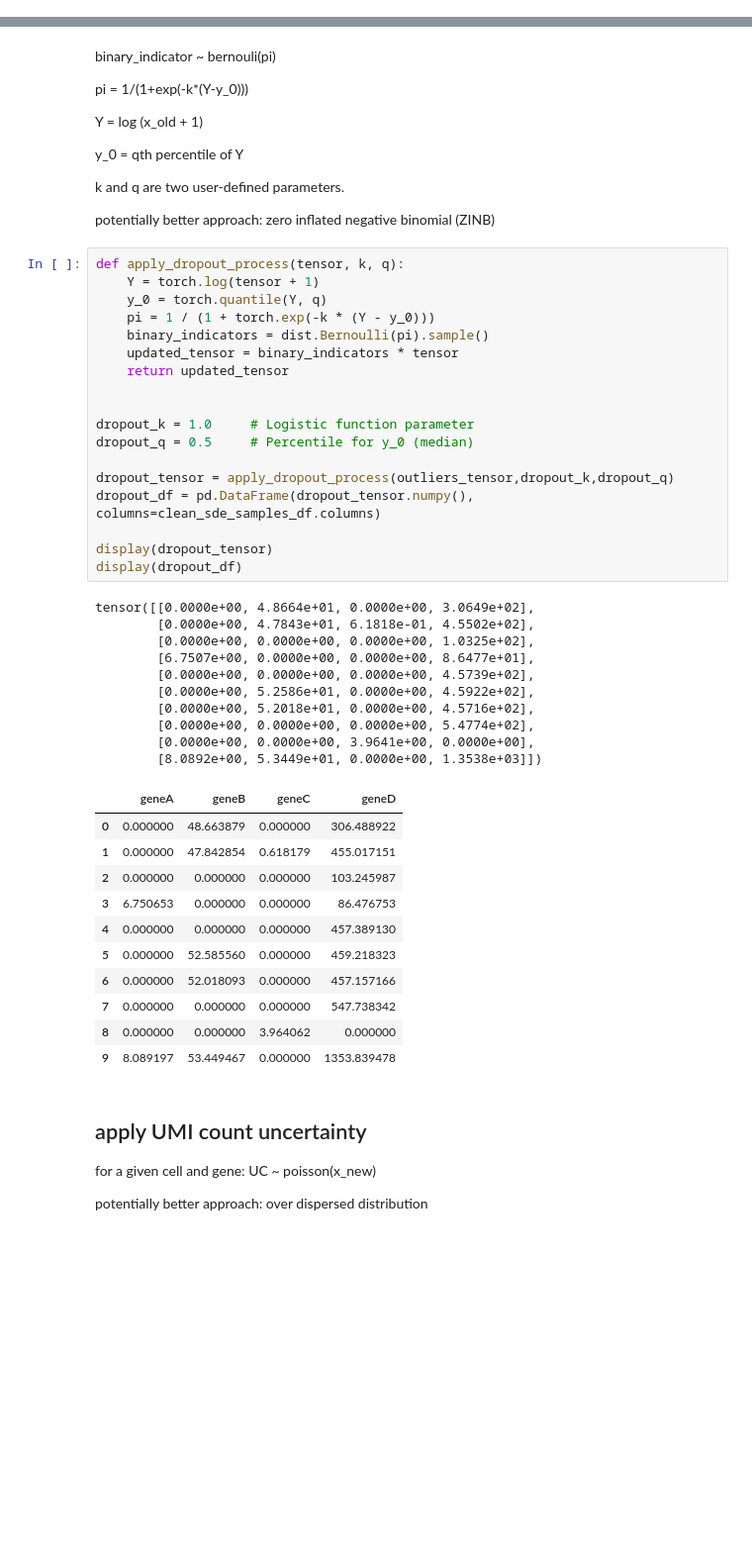
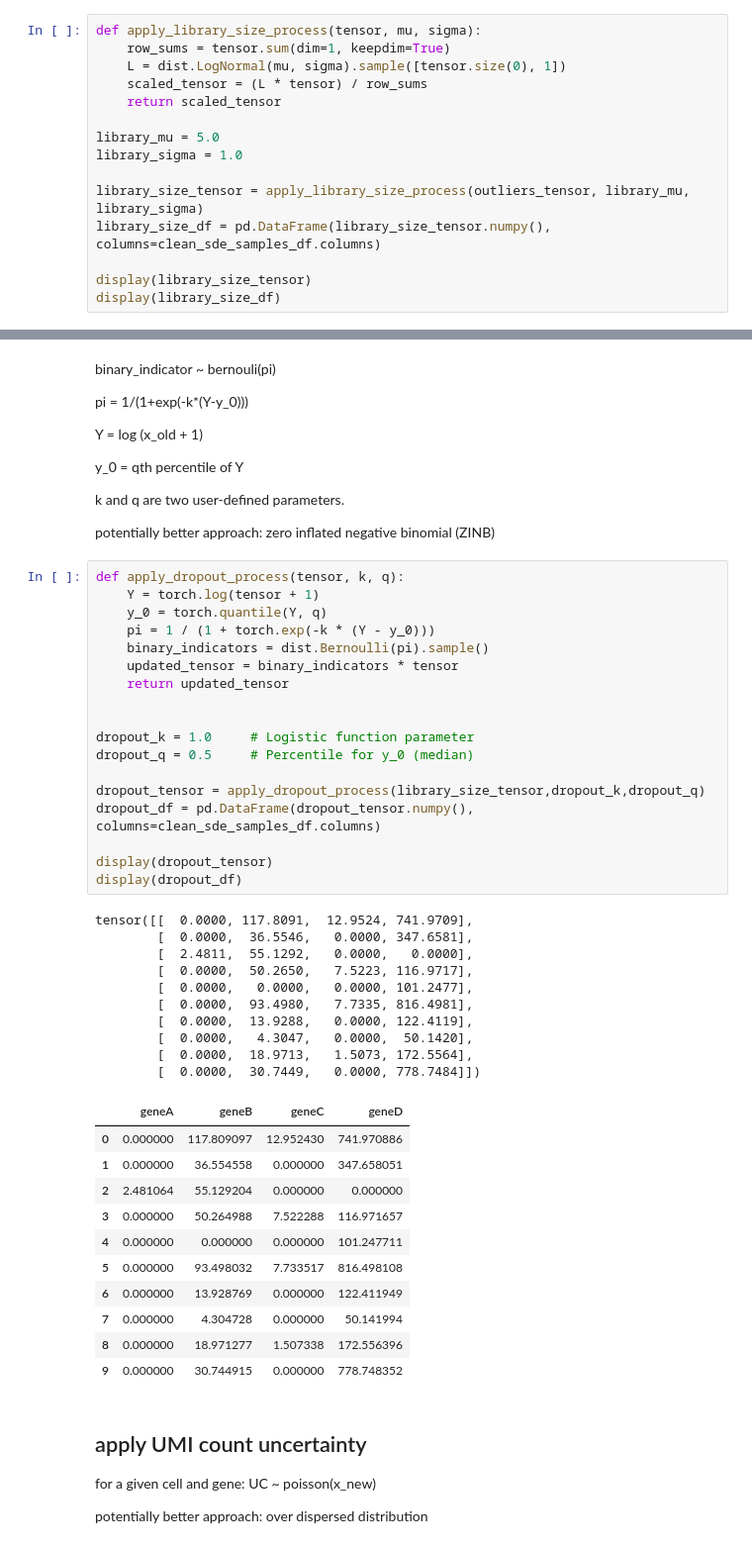
Before and after one commit to CRISPR-CARB/nocap, a Jupyter notebook: notebooks/uncertainty_modeling.ipynb, the cells around one changed output, grey strips where cells are left out. Shown at 99% size. Saved outputs shown, nothing was run; the diff lists cells and outputs as text; blank space fills up the shorter version.

```diff
--- a/notebooks/uncertainty_modeling.ipynb
+++ b/notebooks/uncertainty_modeling.ipynb
@@ -307,0 +313,15 @@ library size is used to model the uncertainty between multiple cell observations
+# %%
+def apply_library_size_process(tensor, mu, sigma):
+    row_sums = tensor.sum(dim=1, keepdim=True)
+    L = dist.LogNormal(mu, sigma).sample([tensor.size(0), 1])
+    scaled_tensor = (L * tensor) / row_sums
+    return scaled_tensor
+
+library_mu = 5.0
+library_sigma = 1.0
+
+library_size_tensor = apply_library_size_process(outliers_tensor, library_mu, library_sigma)
+library_size_df = pd.DataFrame(library_size_tensor.numpy(), columns=clean_sde_samples_df.columns)
+
+display(library_size_tensor)
+display(library_size_df)
@@ -324,43 +366,43 @@ potentially better approach: zero inflated negative binomial (ZINB)
 # %%
 def apply_dropout_process(tensor, k, q):
     Y = torch.log(tensor + 1)
     y_0 = torch.quantile(Y, q)
     pi = 1 / (1 + torch.exp(-k * (Y - y_0)))
     binary_indicators = dist.Bernoulli(pi).sample()
     updated_tensor = binary_indicators * tensor
     return updated_tensor
 
 
 dropout_k = 1.0     # Logistic function parameter
 dropout_q = 0.5     # Percentile for y_0 (median)
 
-dropout_tensor = apply_dropout_process(outliers_tensor,dropout_k,dropout_q)
+dropout_tensor = apply_dropout_process(library_size_tensor,dropout_k,dropout_q)
 dropout_df = pd.DataFrame(dropout_tensor.numpy(), columns=clean_sde_samples_df.columns)
 
 display(dropout_tensor)
 display(dropout_df)
 # %% [output]
-tensor([[0.0000e+00, 4.8664e+01, 0.0000e+00, 3.0649e+02],
-        [0.0000e+00, 4.7843e+01, 6.1818e-01, 4.5502e+02],
-        [0.0000e+00, 0.0000e+00, 0.0000e+00, 1.0325e+02],
-        [6.7507e+00, 0.0000e+00, 0.0000e+00, 8.6477e+01],
-        [0.0000e+00, 0.0000e+00, 0.0000e+00, 4.5739e+02],
-        [0.0000e+00, 5.2586e+01, 0.0000e+00, 4.5922e+02],
-        [0.0000e+00, 5.2018e+01, 0.0000e+00, 4.5716e+02],
-        [0.0000e+00, 0.0000e+00, 0.0000e+00, 5.4774e+02],
-        [0.0000e+00, 0.0000e+00, 3.9641e+00, 0.0000e+00],
-        [8.0892e+00, 5.3449e+01, 0.0000e+00, 1.3538e+03]])
+tensor([[  0.0000, 117.8091,  12.9524, 741.9709],
+        [  0.0000,  36.5546,   0.0000, 347.6581],
+        [  2.4811,  55.1292,   0.0000,   0.0000],
+        [  0.0000,  50.2650,   7.5223, 116.9717],
+        [  0.0000,   0.0000,   0.0000, 101.2477],
+        [  0.0000,  93.4980,   7.7335, 816.4981],
+        [  0.0000,  13.9288,   0.0000, 122.4119],
+        [  0.0000,   4.3047,   0.0000,  50.1420],
+        [  0.0000,  18.9713,   1.5073, 172.5564],
+        [  0.0000,  30.7449,   0.0000, 778.7484]])
 |  | geneA | geneB | geneC | geneD |
-| 0 | 0.000000 | 48.663879 | 0.000000 | 306.488922 |
-| 1 | 0.000000 | 47.842854 | 0.618179 | 455.017151 |
-| 2 | 0.000000 | 0.000000 | 0.000000 | 103.245987 |
-| 3 | 6.750653 | 0.000000 | 0.000000 | 86.476753 |
-| 4 | 0.000000 | 0.000000 | 0.000000 | 457.389130 |
-| 5 | 0.000000 | 52.585560 | 0.000000 | 459.218323 |
-| 6 | 0.000000 | 52.018093 | 0.000000 | 457.157166 |
-| 7 | 0.000000 | 0.000000 | 0.000000 | 547.738342 |
-| 8 | 0.000000 | 0.000000 | 3.964062 | 0.000000 |
-| 9 | 8.089197 | 53.449467 | 0.000000 | 1353.839478 |
+| 0 | 0.000000 | 117.809097 | 12.952430 | 741.970886 |
+| 1 | 0.000000 | 36.554558 | 0.000000 | 347.658051 |
+| 2 | 2.481064 | 55.129204 | 0.000000 | 0.000000 |
+| 3 | 0.000000 | 50.264988 | 7.522288 | 116.971657 |
+| 4 | 0.000000 | 0.000000 | 0.000000 | 101.247711 |
+| 5 | 0.000000 | 93.498032 | 7.733517 | 816.498108 |
+| 6 | 0.000000 | 13.928769 | 0.000000 | 122.411949 |
+| 7 | 0.000000 | 4.304728 | 0.000000 | 50.141994 |
+| 8 | 0.000000 | 18.971277 | 1.507338 | 172.556396 |
+| 9 | 0.000000 | 30.744915 | 0.000000 | 778.748352 |
 # %% [markdown]
 ## apply UMI count uncertainty
 
```
Also changed, not shown: parts of 7 cells of this notebook.
